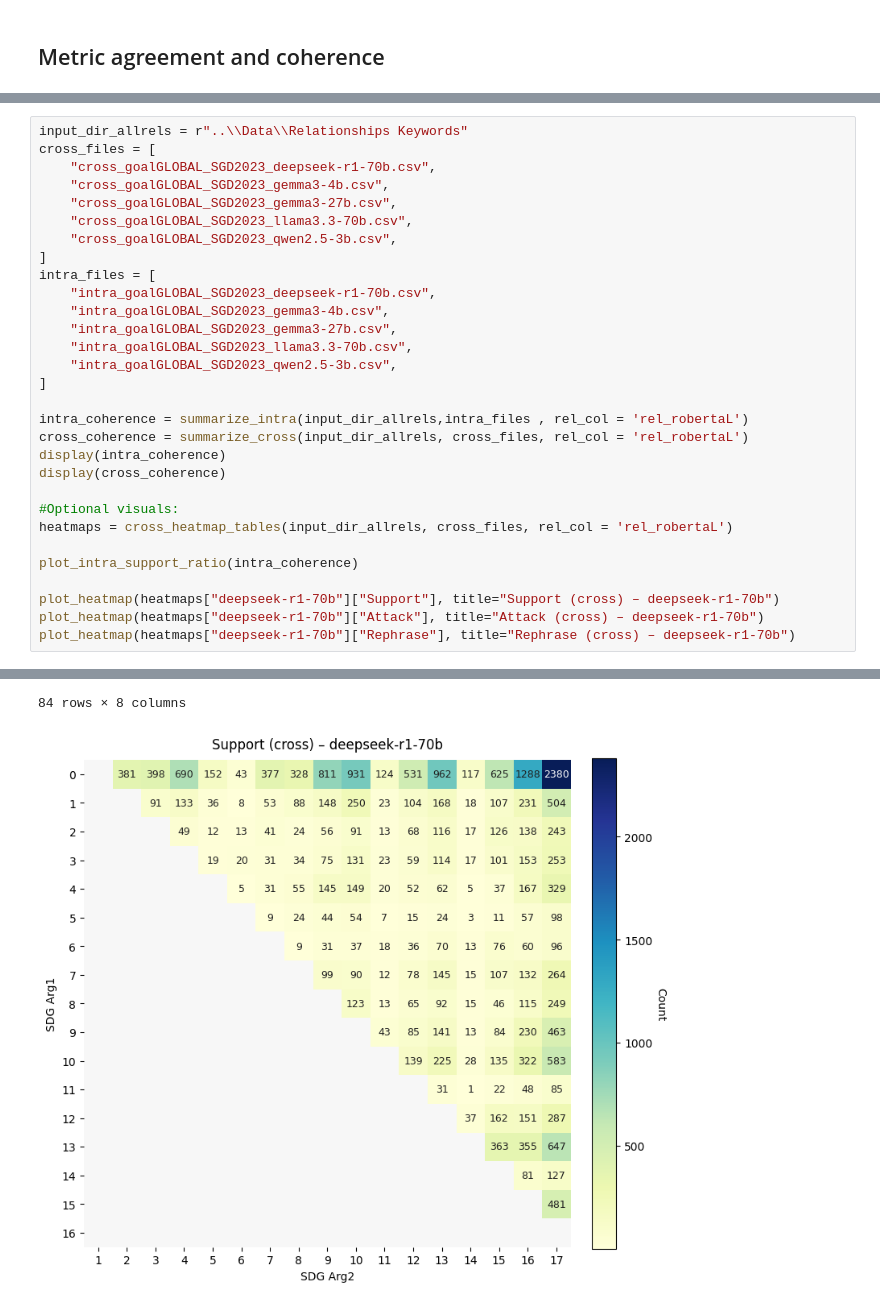
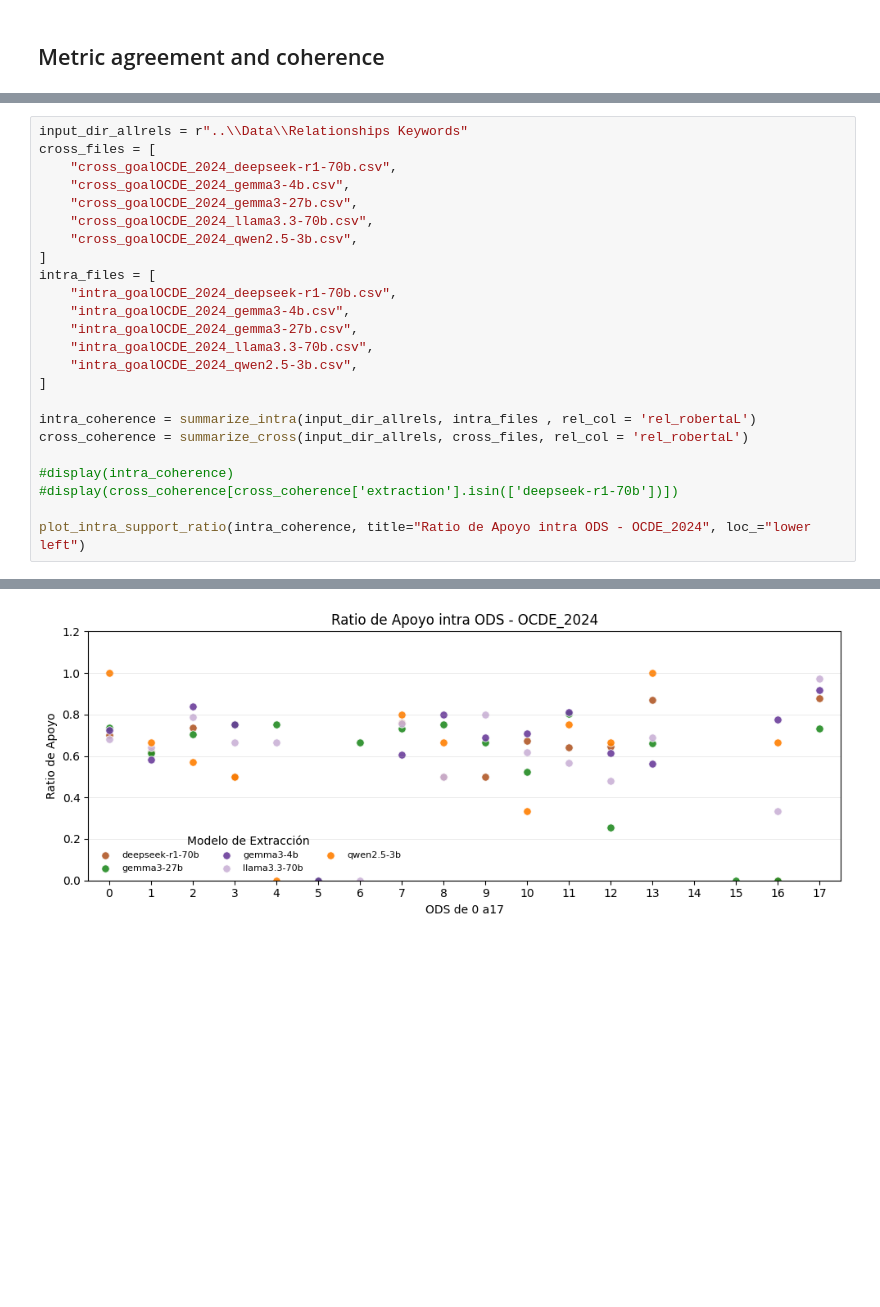
Before and after one commit to camipalo/TFM, a Jupyter notebook: 4_Analyse/4.2_CalculateMetrics_ArgClassification.ipynb, the cells around one changed output, grey strips where cells are left out. Drawn from its saved outputs; the diff is of its cells as text; blank space fills up the shorter version.

```diff
--- a/4_Analyse/4.2_CalculateMetrics_ArgClassification.ipynb
+++ b/4_Analyse/4.2_CalculateMetrics_ArgClassification.ipynb
@@ -1565,31 +2148,25 @@ def plot_intra_support_ratio(intra_df, group_col="extraction"):
 # %%
 input_dir_allrels = r"..\\Data\\Relationships Keywords"
 cross_files = [
-    "cross_goalGLOBAL_SGD2023_deepseek-r1-70b.csv",
-    "cross_goalGLOBAL_SGD2023_gemma3-4b.csv",
-    "cross_goalGLOBAL_SGD2023_gemma3-27b.csv",
-    "cross_goalGLOBAL_SGD2023_llama3.3-70b.csv",
-    "cross_goalGLOBAL_SGD2023_qwen2.5-3b.csv",
+    "cross_goalOCDE_2024_deepseek-r1-70b.csv",
+    "cross_goalOCDE_2024_gemma3-4b.csv",
+    "cross_goalOCDE_2024_gemma3-27b.csv",
+    "cross_goalOCDE_2024_llama3.3-70b.csv",
+    "cross_goalOCDE_2024_qwen2.5-3b.csv",
 ]
 intra_files = [
-    "intra_goalGLOBAL_SGD2023_deepseek-r1-70b.csv",
-    "intra_goalGLOBAL_SGD2023_gemma3-4b.csv",
-    "intra_goalGLOBAL_SGD2023_gemma3-27b.csv",
-    "intra_goalGLOBAL_SGD2023_llama3.3-70b.csv",
-    "intra_goalGLOBAL_SGD2023_qwen2.5-3b.csv",
+    "intra_goalOCDE_2024_deepseek-r1-70b.csv",
+    "intra_goalOCDE_2024_gemma3-4b.csv",
+    "intra_goalOCDE_2024_gemma3-27b.csv",
+    "intra_goalOCDE_2024_llama3.3-70b.csv",
+    "intra_goalOCDE_2024_qwen2.5-3b.csv",
 ]
 
-intra_coherence = summarize_intra(input_dir_allrels,intra_files , rel_col = 'rel_robertaL')
+intra_coherence = summarize_intra(input_dir_allrels, intra_files , rel_col = 'rel_robertaL')
 cross_coherence = summarize_cross(input_dir_allrels, cross_files, rel_col = 'rel_robertaL')
-display(intra_coherence)
-display(cross_coherence)
 
-#Optional visuals:
-heatmaps = cross_heatmap_tables(input_dir_allrels, cross_files, rel_col = 'rel_robertaL')
+#display(intra_coherence)
+#display(cross_coherence[cross_coherence['extraction'].isin(['deepseek-r1-70b'])])
 
-plot_intra_support_ratio(intra_coherence)
-
-plot_heatmap(heatmaps["deepseek-r1-70b"]["Support"], title="Support (cross) – deepseek-r1-70b")
-plot_heatmap(heatmaps["deepseek-r1-70b"]["Attack"], title="Attack (cross) – deepseek-r1-70b")
-plot_heatmap(heatmaps["deepseek-r1-70b"]["Rephrase"], title="Rephrase (cross) – deepseek-r1-70b")
+plot_intra_support_ratio(intra_coherence, title="Ratio de Apoyo intra ODS - OCDE_2024", loc_="lower left")
 # %% [output]
@@ -1621,2 +2173 @@ plot_heatmap(heatmaps["deepseek-r1-70b"]["Rephrase"], title="Rephrase (cross)
-84 rows × 8 columns
-[figure, old version]
+[figure, new version]
```
Also changed, not shown: parts of 21 cells of this notebook, 3 other files.
